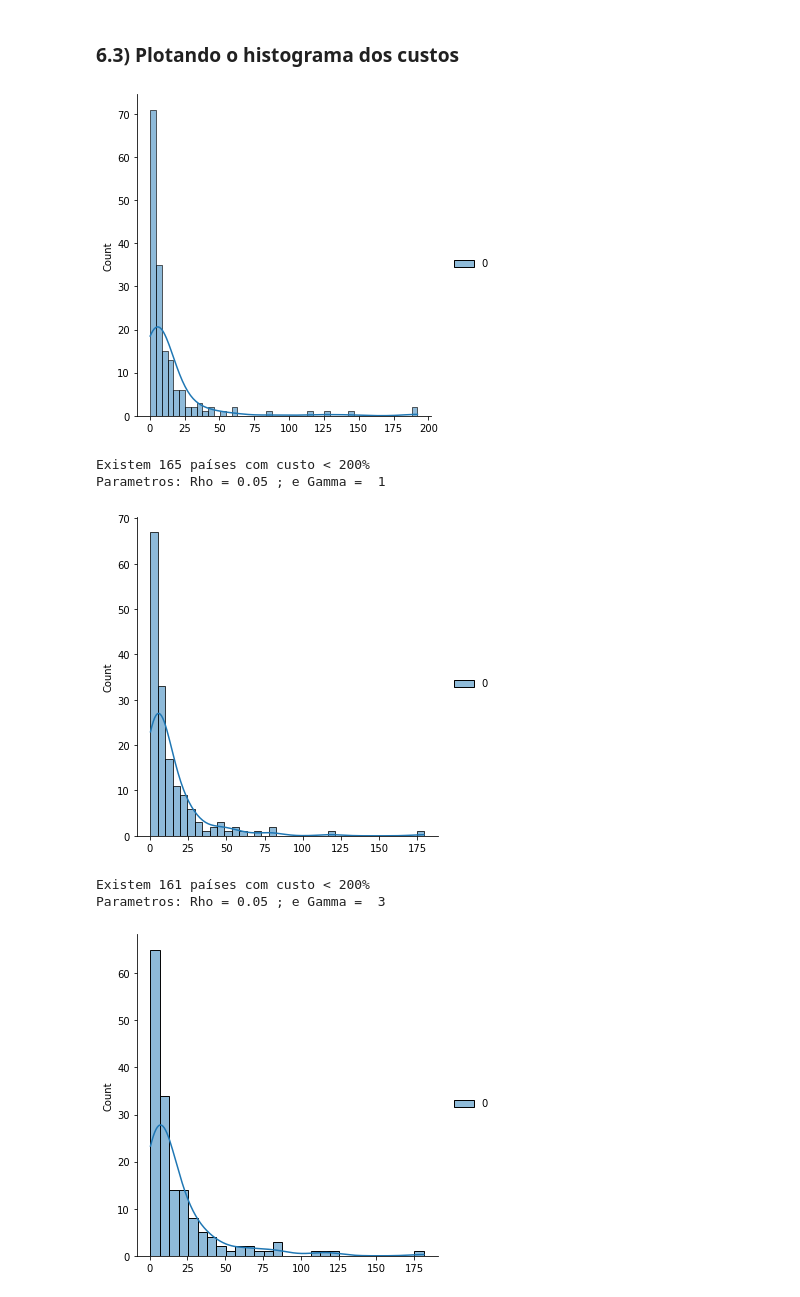
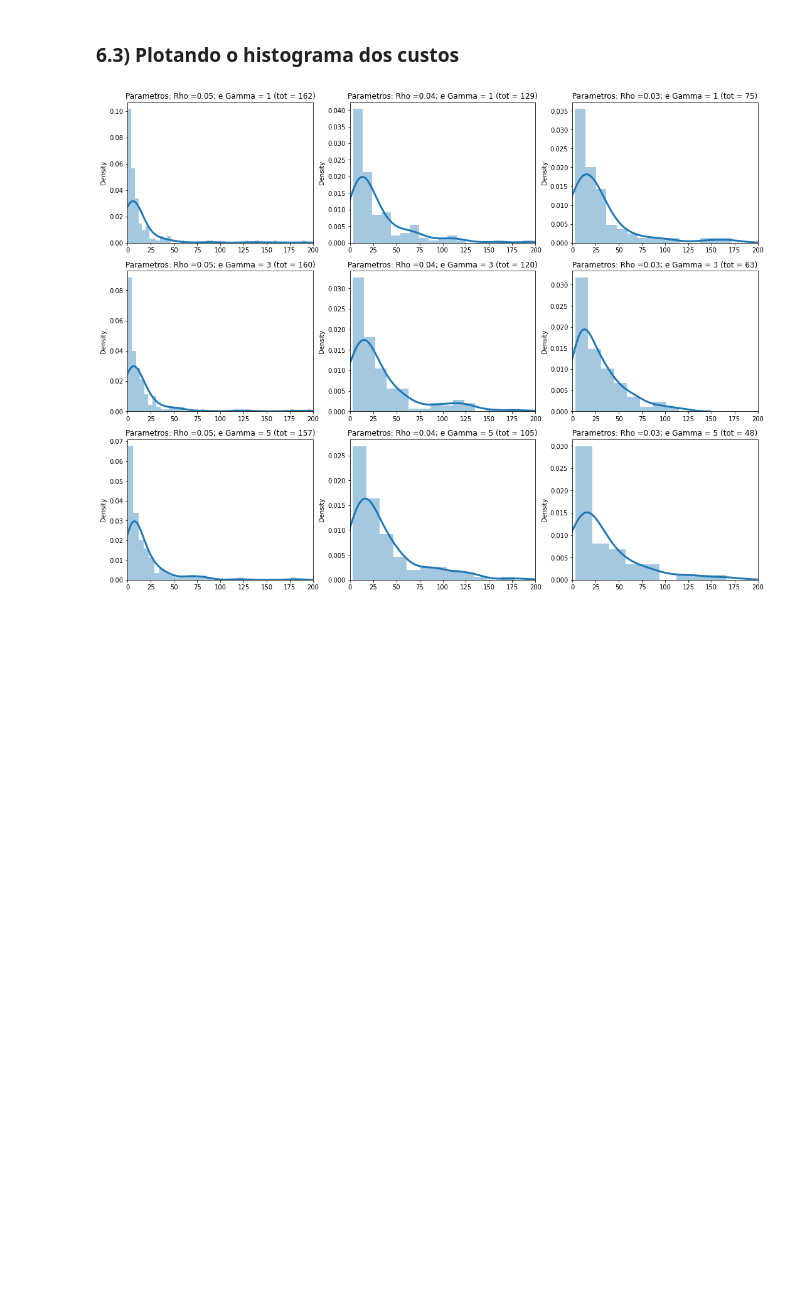
Before and after one commit to lucasestrela/Dissertacao, a Jupyter notebook: Calculando_Custo.ipynb, the cells around one changed output. Saved outputs shown, nothing was run; the diff lists cells and outputs as text; code cells hidden in the pictures; blank space fills up the shorter version.

```diff
--- a/Calculando_Custo.ipynb
+++ b/Calculando_Custo.ipynb
@@ -379,7 +415,7 @@ country_list = ['Brazil', 'United States']
 lambda_ARMA2 = [None]*len(country_list)
 
 Rho_ = np.arange(0.05, 0.03, -0.001)
-Gamma_ = np.arange(1, 5, 0.2)
+Gamma_ = np.arange(1, 5, 0.02)
 
 for i_country, country in enumerate(country_list):
     #Eliminando NA e diferenciando
@@ -387,14 +423,17 @@ for i_country, country in enumerate(country_list):
     newdf = newdf['cons_pcapta'].diff().dropna()
 
     # Calculando o melhor ARMA
-    models2, best_ARMA2, MA_coef, AR_coef, variance = calculate_best_arima(newdf)
+    best_ARMA2, best_ARMA2, AR_coef_bic, MA_coef_bic, AR_coef_aic, MA_coef_aic, variance_bic, variance_aic = calculate_best_arima(newdf)
 
     #Transformando MA(inf)
-    Pol = ma_infinite_representation2(AR = AR_coef,
-                                      MA = MA_coef)
+    Pol = ma_infinite_representation2(
+                                      AR = AR_coef_bic,
+                                      MA = MA_coef_bic
+                                      )
 
-    lambda_ARMA2[i_country] = matriz_custo(MA_inf = Pol,
-                                           var_u = variance,
+    lambda_ARMA2[i_country] = matriz_custo(
+                                           MA_inf = Pol,
+                                           var_u = variance_bic,
                                            Rho = Rho_,
                                            Gamma = Gamma_
                                            )
@@ -491,57 +584,47 @@ del fig, ax
 # %% [markdown]
 ### 6.3) Plotando o histograma dos custos
 # %%
-Rho_ = np.arange(0.05, 0.03, -0.01)
-Gamma_ = np.arange(1, 6, 2)
+# Plotando o grafico
+fig, axes = plt.subplots(3, 3, figsize=(18, 14))
 
 custo = [None] * len(countries)
 
-for j, rhho in enumerate(Rho_):
-    for i, gama in enumerate(Gamma_):
+for j, rhho in enumerate(Rho_0):
+    for i, gama in enumerate(Gamma_0):
 
         custo = [None] * len(countries)
 
         for idx in range(0, len(countries)):
 
             try:
-                custo[idx] = lambda_ARMA[idx][i,j]*100
+                custo[idx] = lambda_ARMA[0][idx][i,j]*100
 
             except:
                 custo[idx] = None
 
         custo = pd.DataFrame(custo)
 
-        # Existem custos muito altos
-        custo.describe()
-
         #Removo os custos acima de 100%
         custo = custo[custo < 200]
 
-        # Histograma
-        # plt.hist(custo, bins = 80)
-        # plt.show()
+        # Label do Histograma = Tupla de parametros
+        lab = 'Parametros: Rho =' + str(np.round(rhho, 3)) + '; e Gamma = ' + str(np.round(gama, 3)) + ' (tot = ' +str(custo[0].notnull().sum())+ ')'
 
-        # Densidade 1
-        # sns.displot(custo, kind="kde", bw_adjust=.5,
-        #              cut=0)
-        # plt.show()
 
         # Densidade 2
-        sns.displot(custo, kde=True)
-        plt.show()
+        sns.distplot(custo, hist = True, kde = True,
+                      kde_kws = {'linewidth': 3},
+                      ax=axes[i,j]
+                     )
 
 
+        axes[i,j].set_xlim(0, 200)
+        axes[i,j].set_title(lab)
 
-        print('Existem', custo[0].notnull().sum(), 'países com custo < 200%')
-        print('Parametros: Rho =', np.round(rhho, 3), '; e Gamma = ', np.round(gama, 3))
-        print()
+# Espaçamento entre as figuras
+f.tight_layout(pad = 5.0)
+
 
 del j, i, idx
 # %% [output]
-[figure, old version]
+[figure, new version]
-Existem 165 países com custo < 200%
-Parametros: Rho = 0.05 ; e Gamma =  1
-[figure, removed]
-Existem 161 países com custo < 200%
-Parametros: Rho = 0.05 ; e Gamma =  3
-[figure, removed]
```
Also changed, not shown: parts of 14 cells of this notebook.
